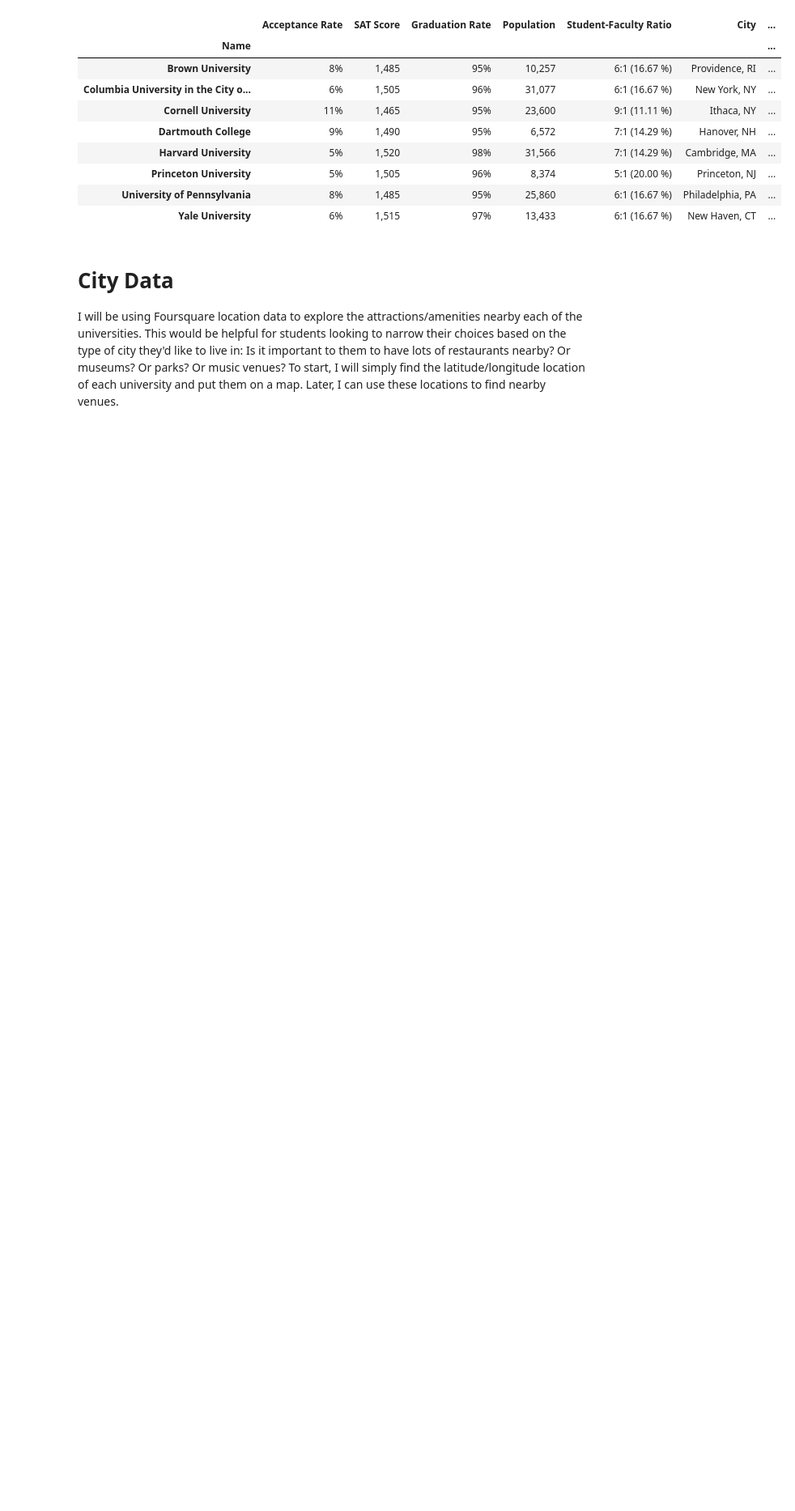
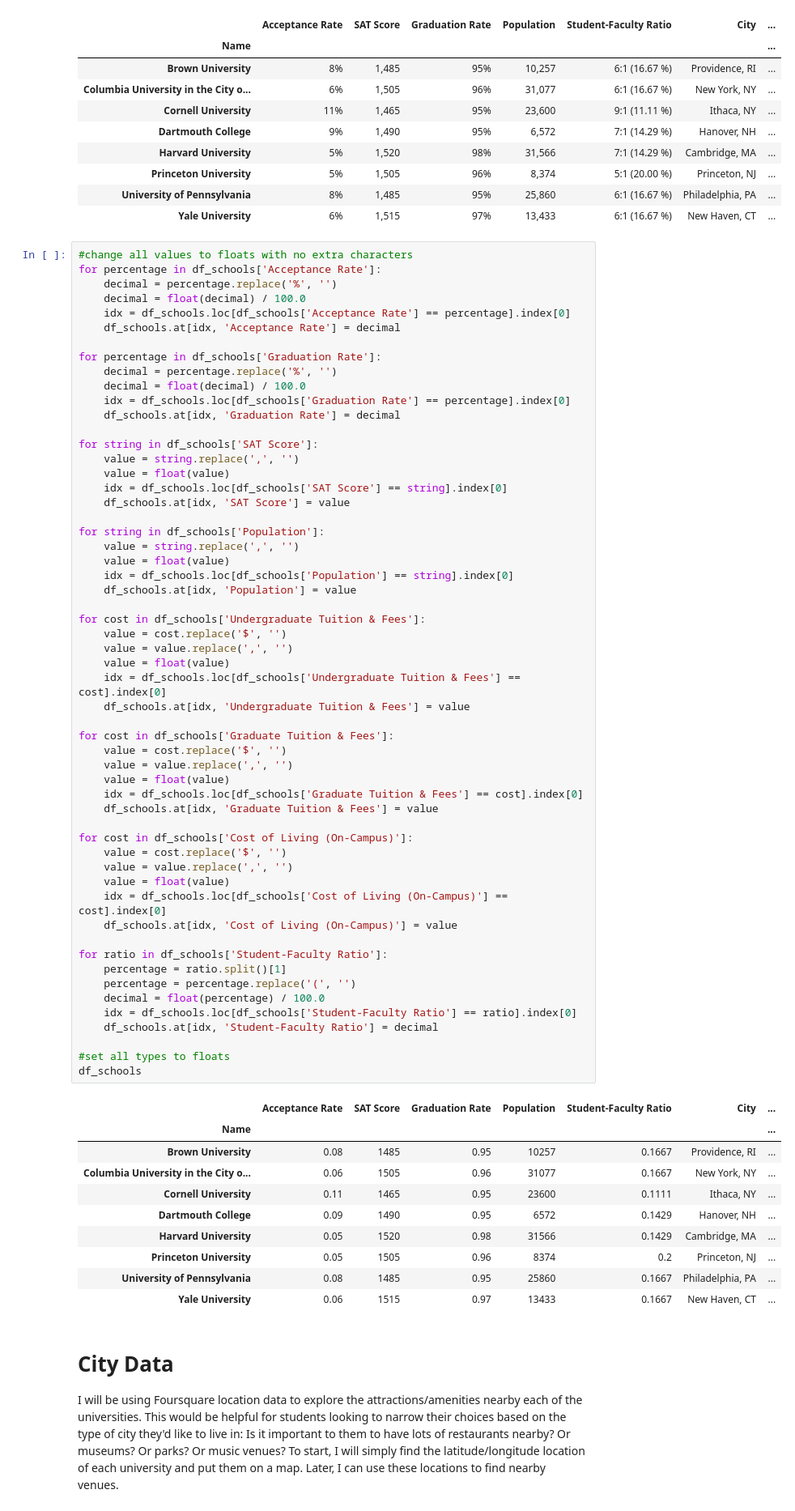
Before and after one commit to caramarieturnbull/Coursera_Capstone, a Jupyter notebook: Coursera Data Science Capstone.ipynb, the cells around one changed output. Shown at 81% size. Saved outputs shown, nothing was run; the diff lists cells and outputs as text; blank space fills up the shorter version.

```diff
--- a/Coursera Data Science Capstone.ipynb
+++ b/Coursera Data Science Capstone.ipynb
@@ -183,6 +183,73 @@ df_schools
 | Princeton University | 5% | 1,505 | 96% | 8,374 | 5:1 (20.00 %) | Princeton, NJ | ... |
 | University of Pennsylvania | 8% | 1,485 | 95% | 25,860 | 6:1 (16.67 %) | Philadelphia, PA | ... |
 | Yale University | 6% | 1,515 | 97% | 13,433 | 6:1 (16.67 %) | New Haven, CT | ... |
+# %%
+#change all values to floats with no extra characters
+for percentage in df_schools['Acceptance Rate']:
+    decimal = percentage.replace('%', '')
+    decimal = float(decimal) / 100.0
+    idx = df_schools.loc[df_schools['Acceptance Rate'] == percentage].index[0]
+    df_schools.at[idx, 'Acceptance Rate'] = decimal
+
+for percentage in df_schools['Graduation Rate']:
+    decimal = percentage.replace('%', '')
+    decimal = float(decimal) / 100.0
+    idx = df_schools.loc[df_schools['Graduation Rate'] == percentage].index[0]
+    df_schools.at[idx, 'Graduation Rate'] = decimal
+
+for string in df_schools['SAT Score']:
+    value = string.replace(',', '')
+    value = float(value)
+    idx = df_schools.loc[df_schools['SAT Score'] == string].index[0]
+    df_schools.at[idx, 'SAT Score'] = value
+
+for string in df_schools['Population']:
+    value = string.replace(',', '')
+    value = float(value)
+    idx = df_schools.loc[df_schools['Population'] == string].index[0]
+    df_schools.at[idx, 'Population'] = value
+
+for cost in df_schools['Undergraduate Tuition & Fees']:
+    value = cost.replace('$', '')
+    value = value.replace(',', '')
+    value = float(value)
+    idx = df_schools.loc[df_schools['Undergraduate Tuition & Fees'] == cost].index[0]
+    df_schools.at[idx, 'Undergraduate Tuition & Fees'] = value
+
+for cost in df_schools['Graduate Tuition & Fees']:
+    value = cost.replace('$', '')
+    value = value.replace(',', '')
+    value = float(value)
+    idx = df_schools.loc[df_schools['Graduate Tuition & Fees'] == cost].index[0]
+    df_schools.at[idx, 'Graduate Tuition & Fees'] = value
+
+for cost in df_schools['Cost of Living (On-Campus)']:
+    value = cost.replace('$', '')
+    value = value.replace(',', '')
+    value = float(value)
+    idx = df_schools.loc[df_schools['Cost of Living (On-Campus)'] == cost].index[0]
+    df_schools.at[idx, 'Cost of Living (On-Campus)'] = value
+
+for ratio in df_schools['Student-Faculty Ratio']:
+    percentage = ratio.split()[1]
+    percentage = percentage.replace('(', '')
+    decimal = float(percentage) / 100.0
+    idx = df_schools.loc[df_schools['Student-Faculty Ratio'] == ratio].index[0]
+    df_schools.at[idx, 'Student-Faculty Ratio'] = decimal
+
+#set all types to floats
+df_schools
+# %% [output]
+|  | Acceptance Rate | SAT Score | Graduation Rate | Population | Student-Faculty Ratio | City | ... |
+| Name |  |  |  |  |  |  | ... |
+| Brown University | 0.08 | 1485 | 0.95 | 10257 | 0.1667 | Providence, RI | ... |
+| Columbia University in the City o... | 0.06 | 1505 | 0.96 | 31077 | 0.1667 | New York, NY | ... |
+| Cornell University | 0.11 | 1465 | 0.95 | 23600 | 0.1111 | Ithaca, NY | ... |
+| Dartmouth College | 0.09 | 1490 | 0.95 | 6572 | 0.1429 | Hanover, NH | ... |
+| Harvard University | 0.05 | 1520 | 0.98 | 31566 | 0.1429 | Cambridge, MA | ... |
+| Princeton University | 0.05 | 1505 | 0.96 | 8374 | 0.2 | Princeton, NJ | ... |
+| University of Pennsylvania | 0.08 | 1485 | 0.95 | 25860 | 0.1667 | Philadelphia, PA | ... |
+| Yale University | 0.06 | 1515 | 0.97 | 13433 | 0.1667 | New Haven, CT | ... |
 # %% [markdown]
 # City Data
 I will be using Foursquare location data to explore the attractions/amenities nearby each of the universities. This would be helpful for students looking to narrow their choices based on the type of city they'd like to live in: Is it important to them to have lots of restaurants nearby? Or museums? Or parks? Or music venues? To start, I will simply find the latitude/longitude location of each university and put them on a map. Later, I can use these locations to find nearby venues.
```
Also changed, not shown: parts of 4 cells of this notebook.
